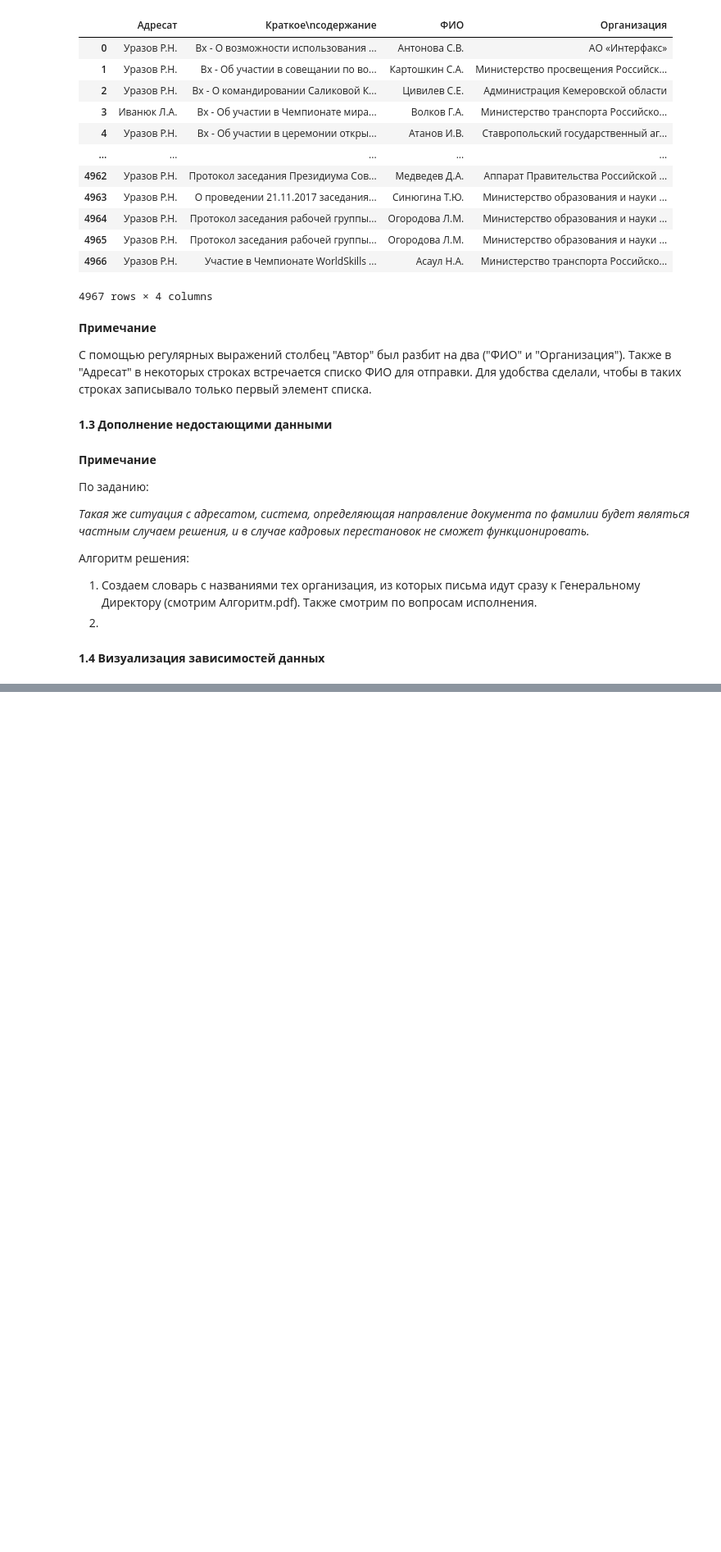
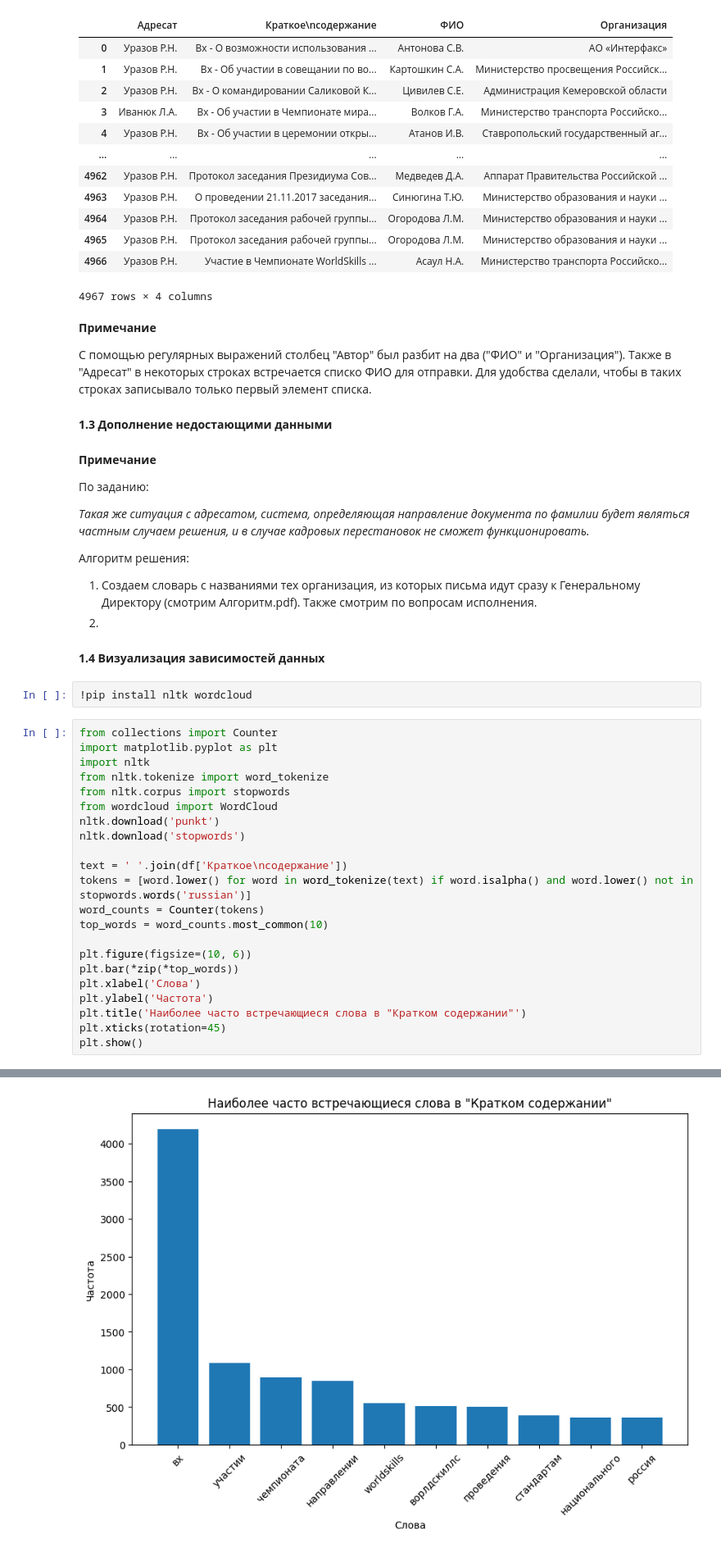
Before and after one commit to Artorius81/labs_ml_basov, a Jupyter notebook: ml_ex_07_12_23.ipynb, the cells around one changed output, grey strips where cells are left out. Shown: that part at 82% size. Saved outputs shown, nothing was run; the diff lists cells and outputs as text; blank space fills up the shorter version.

```diff
--- a/ml_ex_07_12_23.ipynb
+++ b/ml_ex_07_12_23.ipynb
@@ -146,3 +142,28 @@ df
 2.
 # %% [markdown]
 **1.4 Визуализация зависимостей данных**
+# %%
+!pip install nltk wordcloud
+# %%
+from collections import Counter
+import matplotlib.pyplot as plt
+import nltk
+from nltk.tokenize import word_tokenize
+from nltk.corpus import stopwords
+from wordcloud import WordCloud
+nltk.download('punkt')
+nltk.download('stopwords')
+
+text = ' '.join(df['Краткое\nсодержание'])
+tokens = [word.lower() for word in word_tokenize(text) if word.isalpha() and word.lower() not in stopwords.words('russian')]
+word_counts = Counter(tokens)
+top_words = word_counts.most_common(10)
+
+plt.figure(figsize=(10, 6))
+plt.bar(*zip(*top_words))
+plt.xlabel('Слова')
+plt.ylabel('Частота')
+plt.title('Наиболее часто встречающиеся слова в "Кратком содержании"')
+plt.xticks(rotation=45)
+plt.show()
+# %% [output]
@@ -148,0 +174 @@ df
+[figure, added]
```
Also changed, not shown: parts of 7 cells of this notebook.
